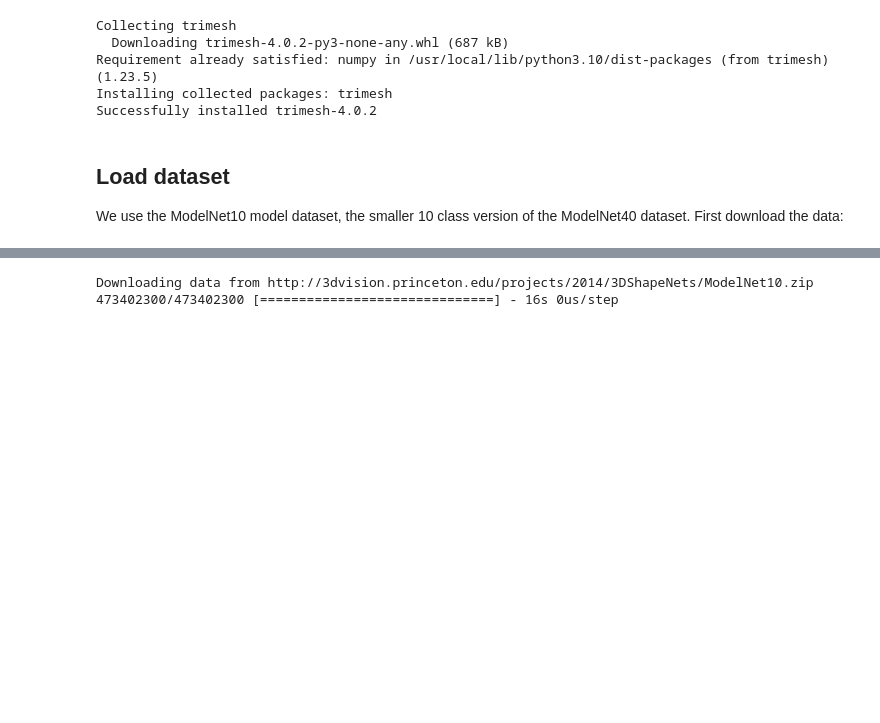
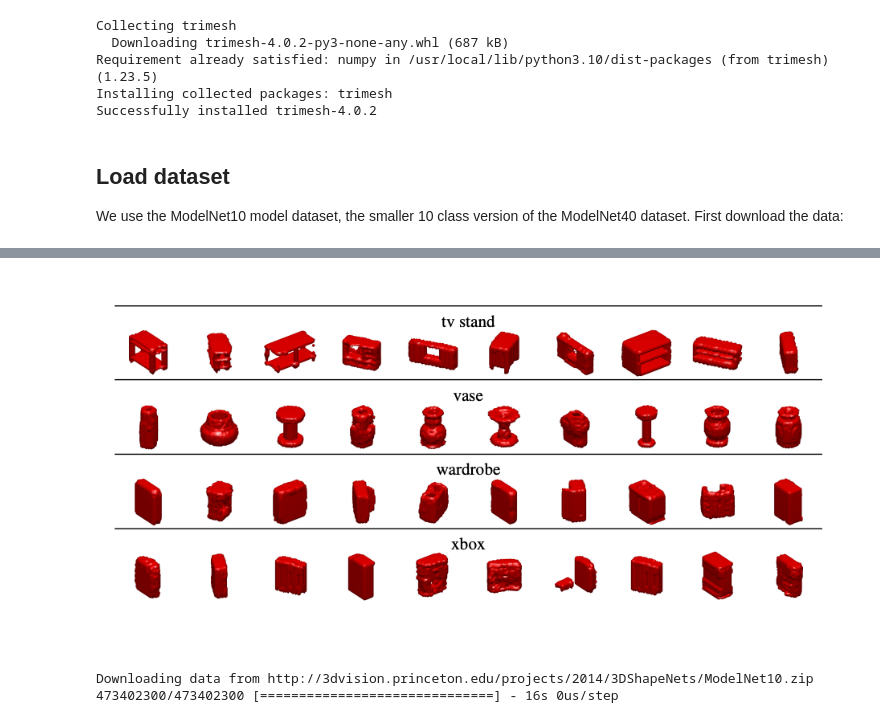
Before and after one commit to cagBRT/PointCloud, a Jupyter notebook: Pointnet_Classification.ipynb, the cells around one changed output, grey strips where cells are left out. Cells and saved outputs as stored; diff of their text form; code cells hidden in the pictures; blank space fills up the shorter version.

```diff
--- a/Pointnet_Classification.ipynb
+++ b/Pointnet_Classification.ipynb
@@ -51,3 +69,7 @@ dataset. First download the data:
+# %%
+Image("Screenshot 2023-10-31 at 3.02.09 PM.png")
+# %% [output]
+[figure, added]
 # %%
 DATA_DIR = tf.keras.utils.get_file(
     "modelnet.zip",
```
Also changed, not shown: parts of 11 cells of this notebook.
